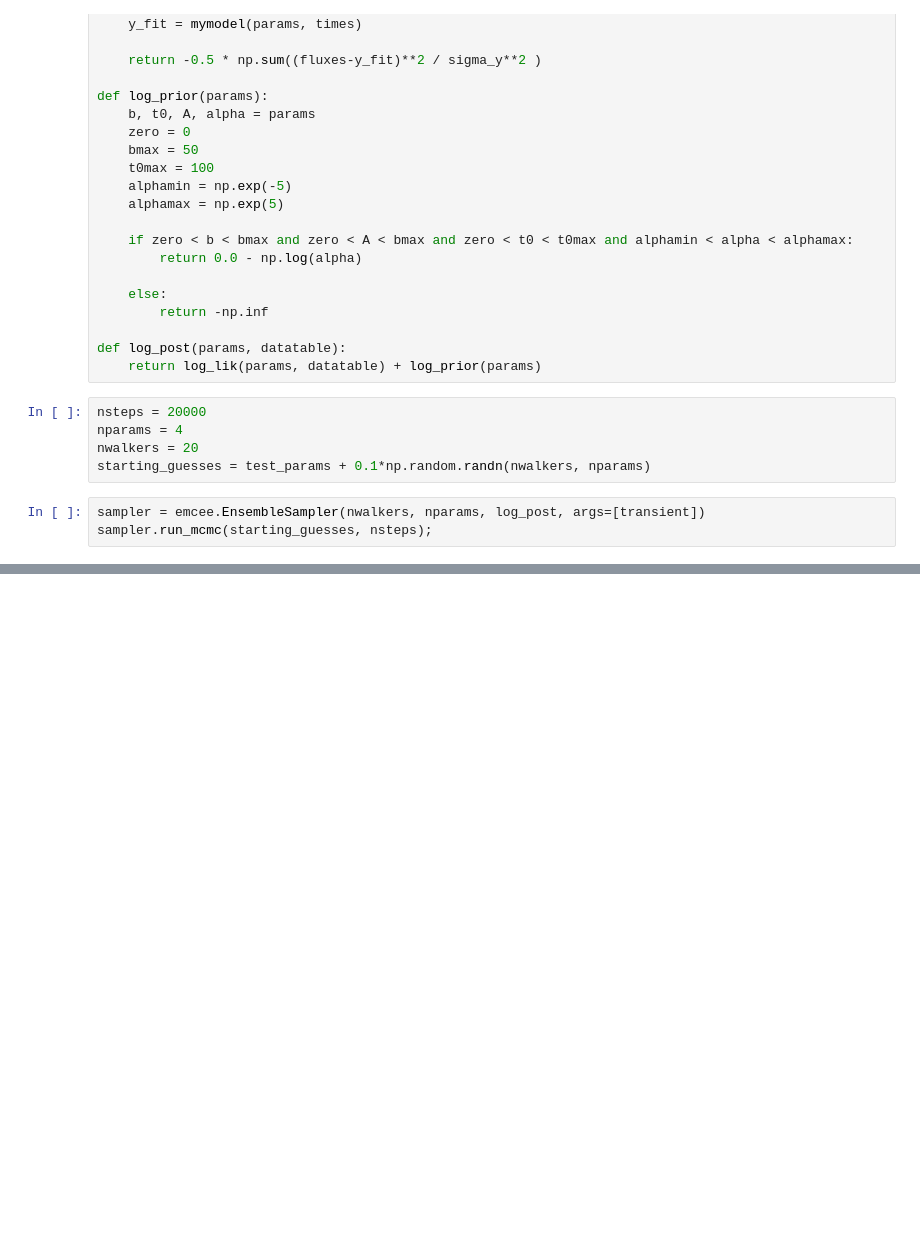
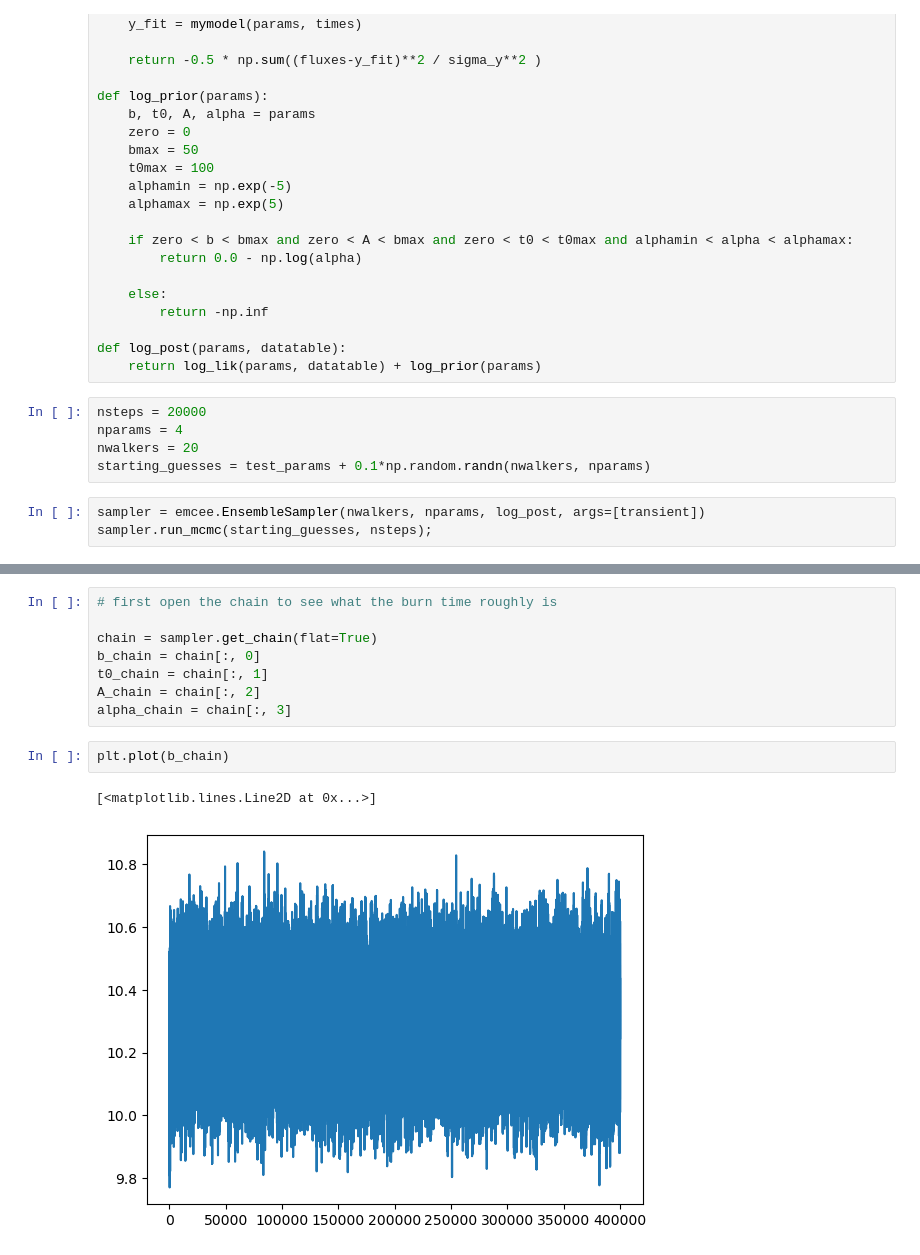
Before and after one commit to JacopoPerri/astrostatistics_bicocca_2026, a Jupyter notebook: working/transients.ipynb, the cells around one changed output, grey strips where cells are left out. Drawn from its saved outputs; the diff is of its cells as text; blank space fills up the shorter version.

```diff
--- a/working/transients.ipynb
+++ b/working/transients.ipynb
@@ -66,0 +65,13 @@ print(tau)
+# %%
+# first open the chain to see what the burn time roughly is
+
+chain = sampler.get_chain(flat=True)
+b_chain = chain[:, 0]
+t0_chain = chain[:, 1]
+A_chain = chain[:, 2]
+alpha_chain = chain[:, 3]
+# %%
+plt.plot(b_chain)
+# %% [output]
+[<matplotlib.lines.Line2D at 0x...>]
+[figure, added]
```
Also changed, not shown: parts of 9 cells of this notebook.
